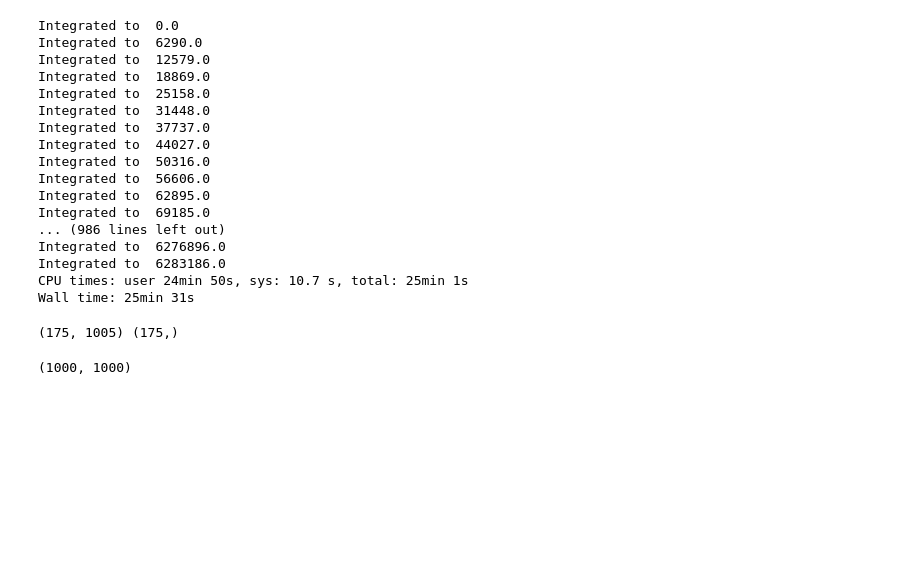
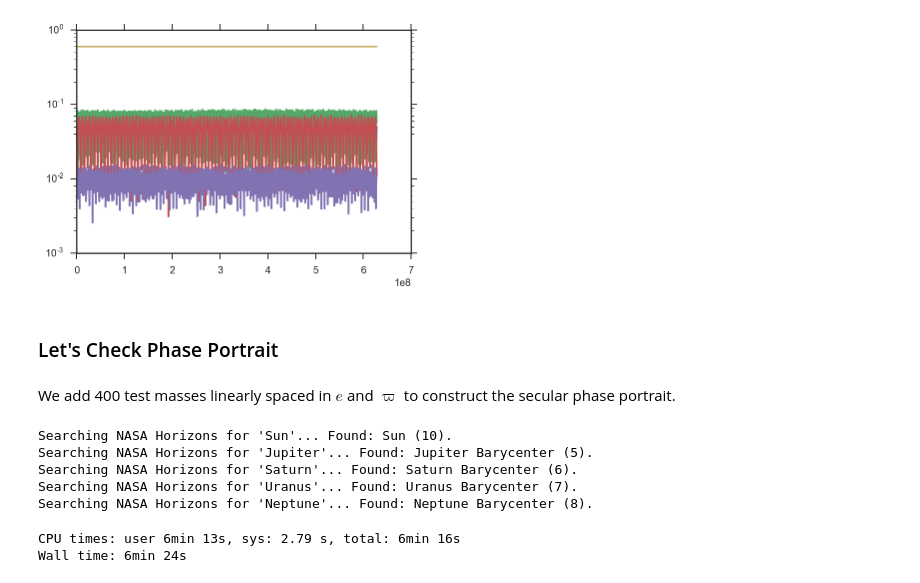
Before and after one commit to farr/PlanetIX, a Jupyter notebook: PlanetIX.ipynb, the cells around one changed output. Drawn from its saved outputs; the diff is of its cells as text; code cells hidden in the pictures; blank space fills up the shorter version.

```diff
--- a/PlanetIX.ipynb
+++ b/PlanetIX.ipynb
@@ -58,56 +90,36 @@ sim.N_active = sim.N - Ntest
+# %%
+for i in range(orbs.shape[0]):
+    plot(ts, orbs[i,:]['e'])
+yscale('log')
+# %% [output]
+[figure, added]
+# %% [markdown]
+### Let's Check Phase Portrait
+# %% [markdown]
+We add 400 test masses linearly spaced in $e$ and $\varpi$ to construct the secular phase portrait.
+# %%
+sim = u.outer_solar_system()
+sim = u.add_canonical_planar_perturber(sim)
+for e in linspace(0, 1, 11)[:-1]:
+    for pomega in linspace(0, 2*pi, 11)[:-1]:
+        sim.add(m=0, a=450, e=e, inc=abs(pi/180.0*randn()), pomega=pomega, l=2*pi*rand())
+sim.N_active = 6
+# %% [output]
+Searching NASA Horizons for 'Sun'... Found: Sun (10).
+Searching NASA Horizons for 'Jupiter'... Found: Jupiter Barycenter (5).
+Searching NASA Horizons for 'Saturn'... Found: Saturn Barycenter (6).
+Searching NASA Horizons for 'Uranus'... Found: Uranus Barycenter (7).
+Searching NASA Horizons for 'Neptune'... Found: Neptune Barycenter (8).
 # %%
 %%time
+ts = []
 orbs = []
-ts = []
-for t in linspace(0, 2*pi*1000000, 1000):
+for t in linspace(0, 2*pi*1e7, 1000):
     sim.integrate(t, exact_finish_time=0)
-    print 'Integrated to ', sim.t
+    ts.append(sim.t)
     orbs.append(sim.calculate_orbits())
-    ts.append(sim.t)
-orbs = array(orbs)
 ts = array(ts)
+orbs = array(orbs).T
 # %% [output]
-Integrated to  0.0
-Integrated to  6290.0
-Integrated to  12579.0
-Integrated to  18869.0
-Integrated to  25158.0
-Integrated to  31448.0
-Integrated to  37737.0
-Integrated to  44027.0
-Integrated to  50316.0
-Integrated to  56606.0
-Integrated to  62895.0
-Integrated to  69185.0
-... (986 lines left out)
-Integrated to  6276896.0
-Integrated to  6283186.0
-CPU times: user 24min 50s, sys: 10.7 s, total: 25min 1s
-Wall time: 25min 31s
+CPU times: user 6min 13s, sys: 2.79 s, total: 6min 16s
+Wall time: 6min 24s
-# %%
-orbs = []
-ts = []
-with gzip.open('orbits.pkl.gz', 'r') as inp:
-    try:
-        while True:
-            t, orb = pickle.load(inp)
-            ts.append(t)
-            orbs.append(orb)
-    except EOFError:
-        pass
-orbs = array(orbs)
-ts = array(ts)
-print orbs.shape, ts.shape
-# %% [output]
-(175, 1005) (175,)
-# %%
-stable_orbits = []
-for i in range(5, orbs.shape[1]):
-    smas = orbs[:,i]['a']
-    es = orbs[:,i]['e']
-    if np.all(smas > 0) and np.all(es >= 0) and np.all(es <= 1):
-        stable_orbits.append(orbs[:,i])
-stable_orbits = array(stable_orbits).T
-stable_orbits.shape
-# %% [output]
-(1000, 1000)
```
Also changed, not shown: parts of 14 cells of this notebook, 4 other files.
